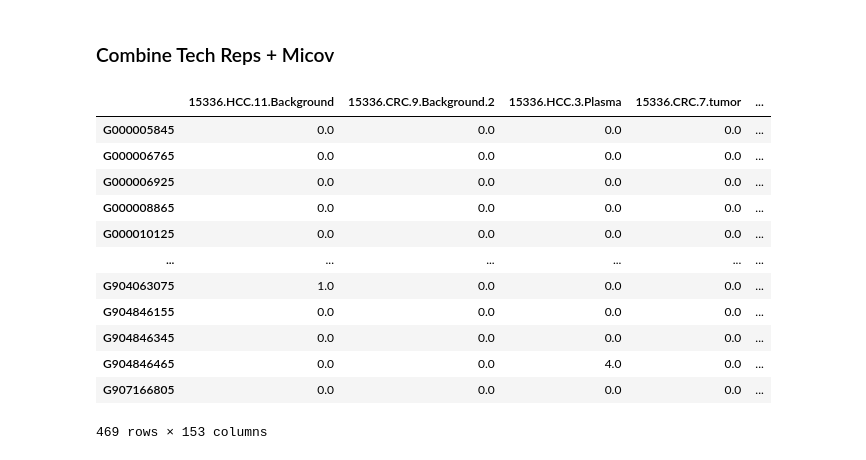
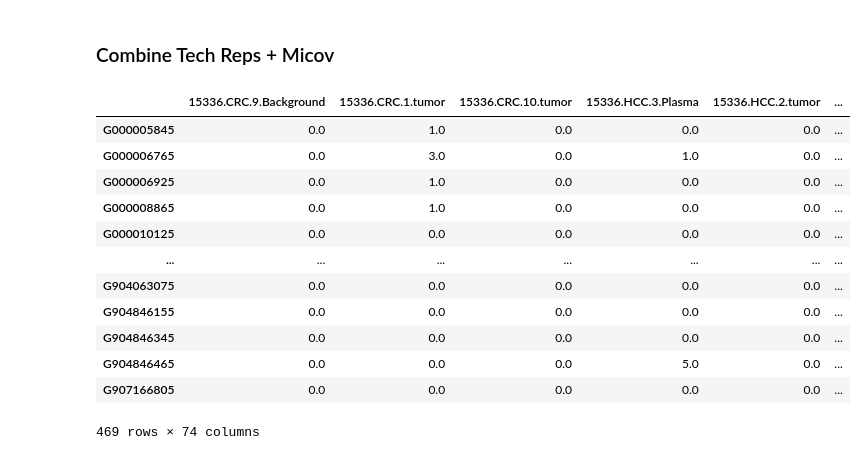
Before and after one commit to cguccione/HCC-microbialDNA, a Jupyter notebook: 2_MicovFilter.ipynb, the cells around one changed output. Cells and saved outputs as stored; diff of their text form; code cells hidden in the pictures.

```diff
--- a/2_MicovFilter.ipynb
+++ b/2_MicovFilter.ipynb
@@ -69,7 +69,8 @@ def combo_tech_rep(df, fn, micov_filter=False):
             df_techReps[col_name] = df[col_name] + df[col]
 
     if micov_filter != False:
-        df_techReps = micov_pass_fail(df)
+        #df_techReps = micov_pass_fail(df)
+        df_techReps = micov_pass_fail(df_techReps)
 
     #Export subset df as qza
     qza = Artifact.import_data("FeatureTable[Frequency]", df_techReps.T)
@@ -336,18 +337,18 @@ save_pass_fail(pass_, fail_)
 # %% [markdown]
 ### Combine Tech Reps + Micov
 # %%
-combo_tech_rep(df_rs210c, 'pese_pangenome_align-RS210_masked_none_scrubbed_micovFilter', micov_filter=True)
+combo_tech_rep(df_rs210c, 'pese_pangenome_align-RS210_masked_none_scrubbed_micovFilter_T', micov_filter=True)
 # %% [output]
-|  | 15336.HCC.11.Background | 15336.CRC.9.Background.2 | 15336.HCC.3.Plasma | 15336.CRC.7.tumor | ... |
-| G000005845 | 0.0 | 0.0 | 0.0 | 0.0 | ... |
-| G000006765 | 0.0 | 0.0 | 0.0 | 0.0 | ... |
-| G000006925 | 0.0 | 0.0 | 0.0 | 0.0 | ... |
-| G000008865 | 0.0 | 0.0 | 0.0 | 0.0 | ... |
-| G000010125 | 0.0 | 0.0 | 0.0 | 0.0 | ... |
-| ... | ... | ... | ... | ... | ... |
-| G904063075 | 1.0 | 0.0 | 0.0 | 0.0 | ... |
-| G904846155 | 0.0 | 0.0 | 0.0 | 0.0 | ... |
-| G904846345 | 0.0 | 0.0 | 0.0 | 0.0 | ... |
-| G904846465 | 0.0 | 0.0 | 4.0 | 0.0 | ... |
-| G907166805 | 0.0 | 0.0 | 0.0 | 0.0 | ... |
+|  | 15336.CRC.9.Background | 15336.CRC.1.tumor | 15336.CRC.10.tumor | 15336.HCC.3.Plasma | 15336.HCC.2.tumor | ... |
+| G000005845 | 0.0 | 1.0 | 0.0 | 0.0 | 0.0 | ... |
+| G000006765 | 0.0 | 3.0 | 0.0 | 1.0 | 0.0 | ... |
+| G000006925 | 0.0 | 1.0 | 0.0 | 0.0 | 0.0 | ... |
+| G000008865 | 0.0 | 1.0 | 0.0 | 0.0 | 0.0 | ... |
+| G000010125 | 0.0 | 0.0 | 0.0 | 0.0 | 0.0 | ... |
+| ... | ... | ... | ... | ... | ... | ... |
+| G904063075 | 0.0 | 0.0 | 0.0 | 0.0 | 0.0 | ... |
+| G904846155 | 0.0 | 0.0 | 0.0 | 0.0 | 0.0 | ... |
+| G904846345 | 0.0 | 0.0 | 0.0 | 0.0 | 0.0 | ... |
+| G904846465 | 0.0 | 0.0 | 0.0 | 5.0 | 0.0 | ... |
+| G907166805 | 0.0 | 0.0 | 0.0 | 0.0 | 0.0 | ... |
-469 rows × 153 columns
+469 rows × 74 columns
```
Also changed, not shown: 2 other files.
